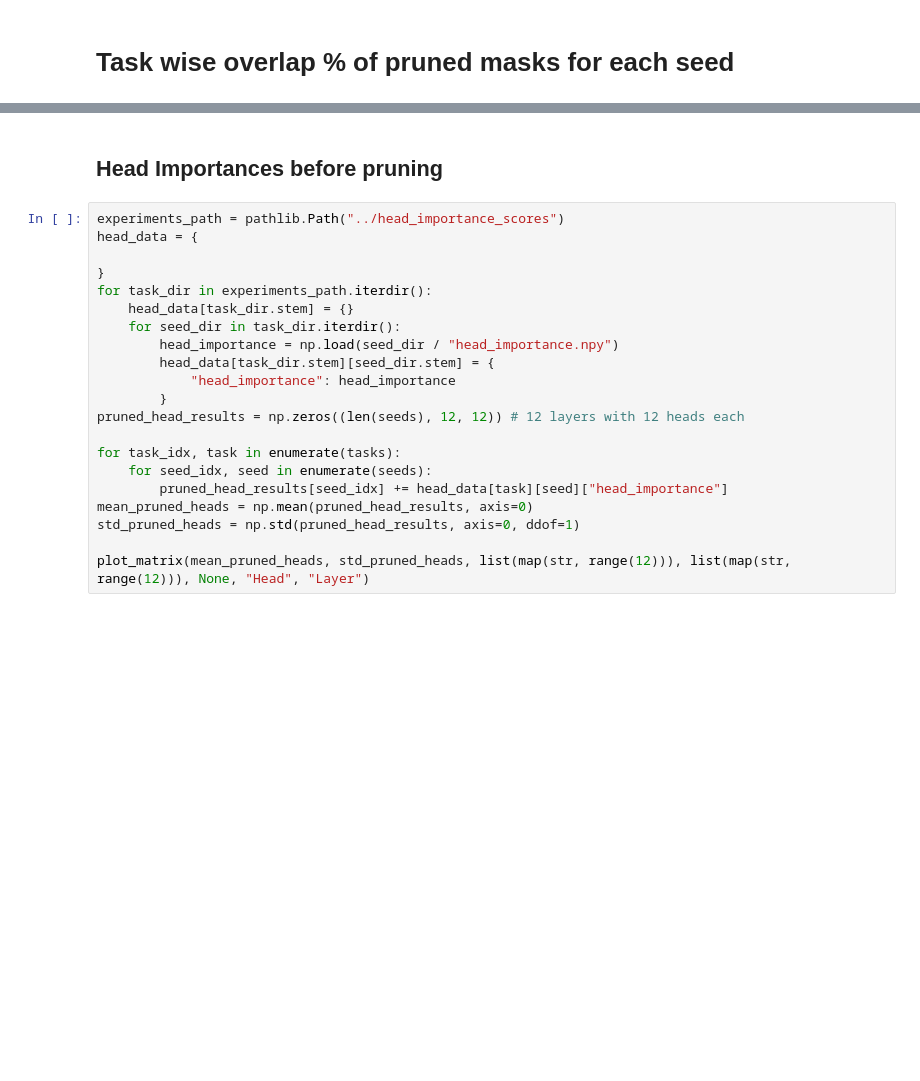
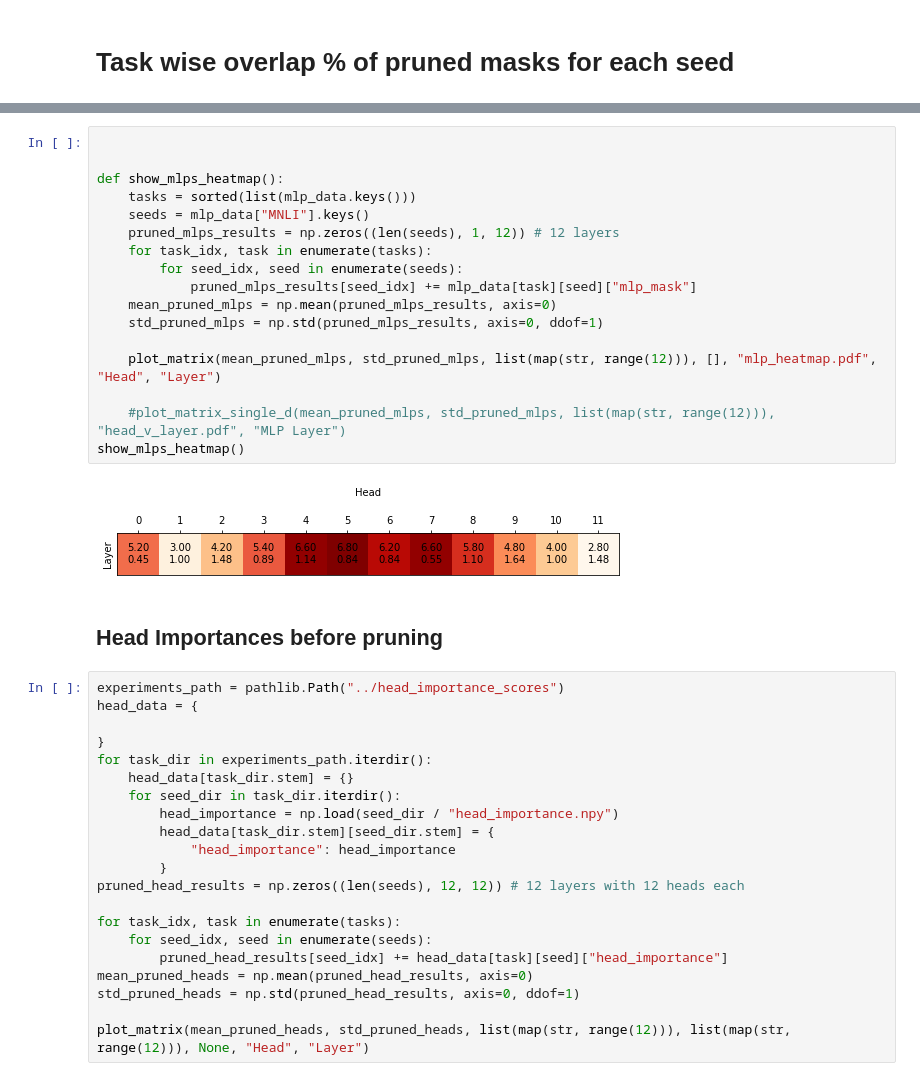
Before and after one commit to sai-prasanna/bert-experiments, a Jupyter notebook: experiment_analysis/mask_analysis.ipynb, the cells around one changed output, grey strips where cells are left out. Cells and saved outputs as stored; diff of their text form; blank space fills up the shorter version.

```diff
--- a/experiment_analysis/mask_analysis.ipynb
+++ b/experiment_analysis/mask_analysis.ipynb
@@ -69,5 +111,24 @@ plot_matrix(mean_pruned_heads, std_pruned_heads, list(map(str, range(12))), list
 # %% [output]
 [figure]
+# %%
+
+
+def show_mlps_heatmap():
+    tasks = sorted(list(mlp_data.keys()))
+    seeds = mlp_data["MNLI"].keys()
+    pruned_mlps_results = np.zeros((len(seeds), 1, 12)) # 12 layers
+    for task_idx, task in enumerate(tasks):
+        for seed_idx, seed in enumerate(seeds):
+            pruned_mlps_results[seed_idx] += mlp_data[task][seed]["mlp_mask"]
+    mean_pruned_mlps = np.mean(pruned_mlps_results, axis=0)
+    std_pruned_mlps = np.std(pruned_mlps_results, axis=0, ddof=1)
+
+    plot_matrix(mean_pruned_mlps, std_pruned_mlps, list(map(str, range(12))), [], "mlp_heatmap.pdf", "Head", "Layer")
+
+    #plot_matrix_single_d(mean_pruned_mlps, std_pruned_mlps, list(map(str, range(12))), "head_v_layer.pdf", "MLP Layer")
+show_mlps_heatmap()
+# %% [output]
+[figure, added]
 # %% [markdown]
 ## Head Importances before pruning
 # %%
```
Also changed, not shown: parts of 10 cells of this notebook, 6 other files.
